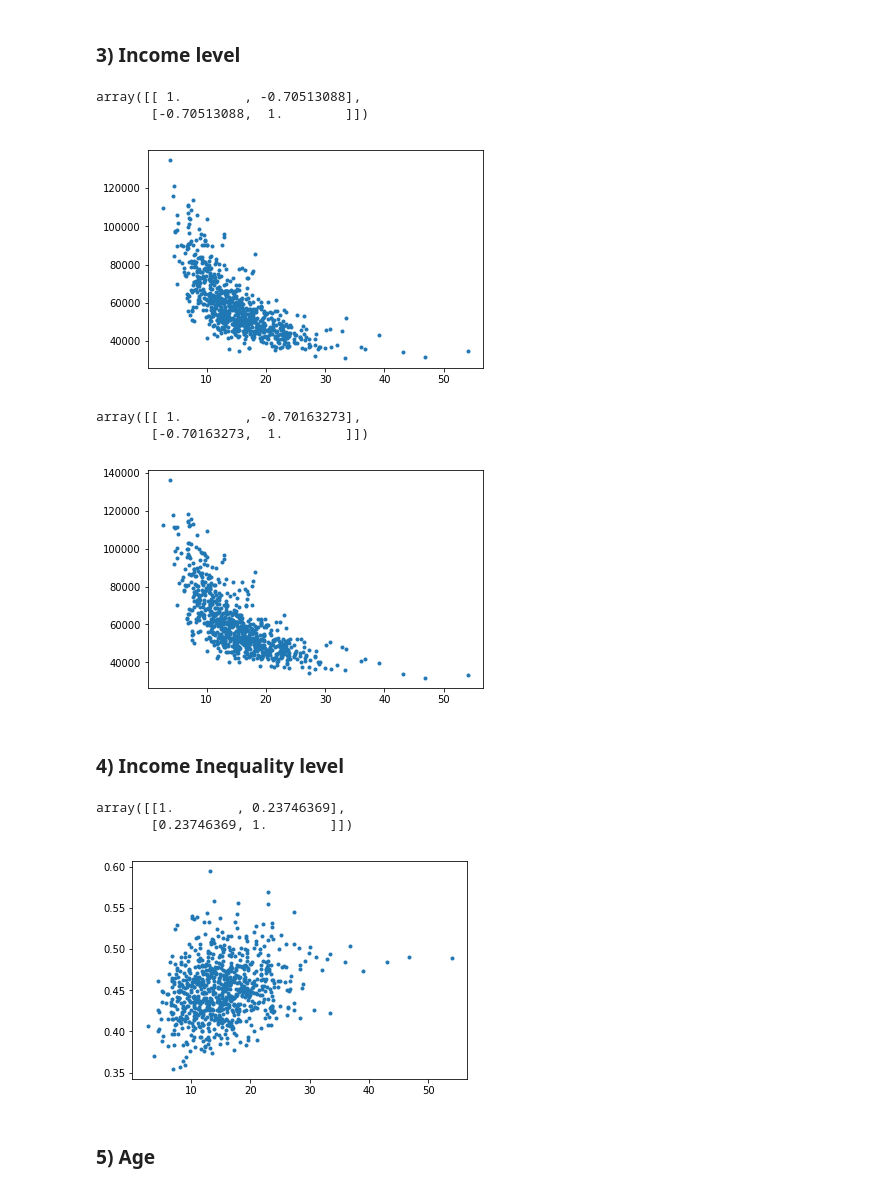
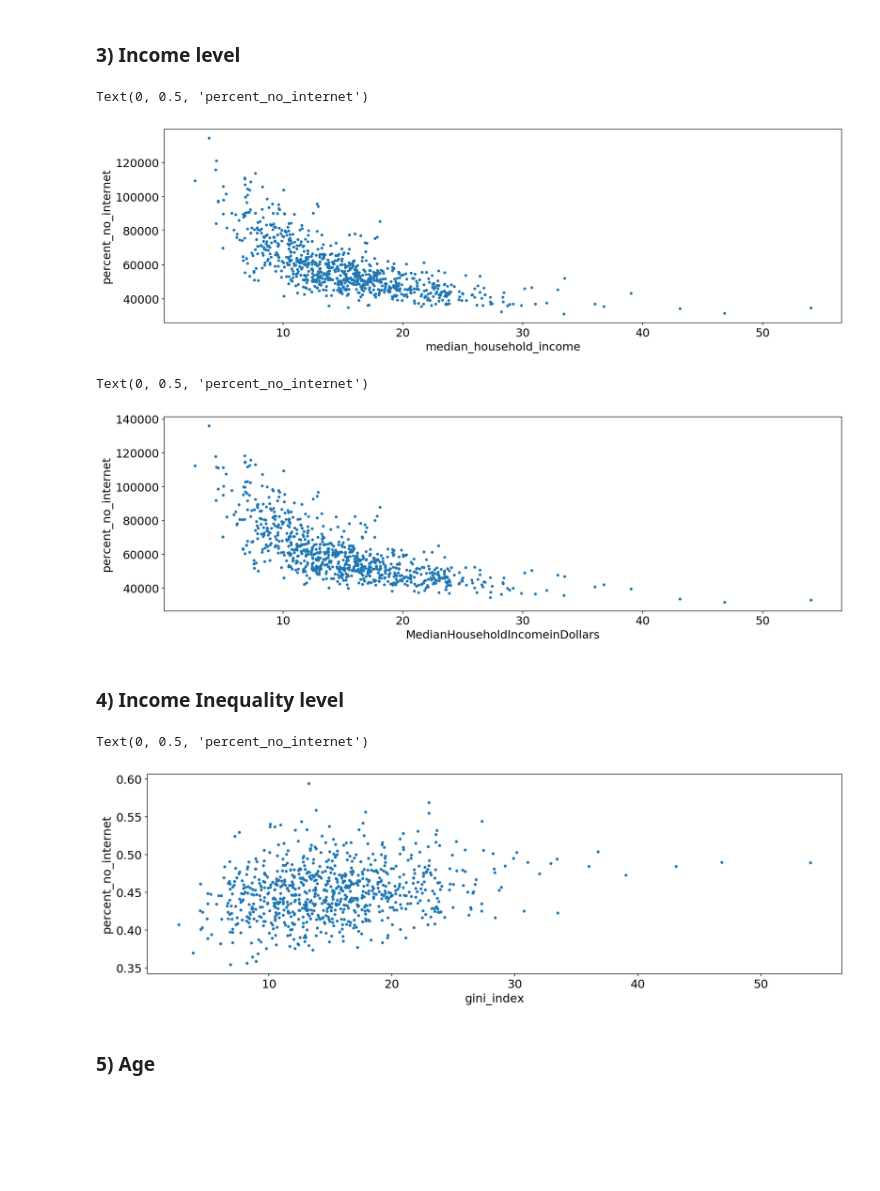
Before and after one commit to jij106/Projects, a Jupyter notebook: FinalProject.ipynb, the cells around one changed output. Drawn from its saved outputs; the diff is of its cells as text; code cells hidden in the pictures; blank space fills up the shorter version.

```diff
--- a/FinalProject.ipynb
+++ b/FinalProject.ipynb
@@ -335,26 +338,29 @@ array([[1.        , 0.72720536],
 # %%
 plt.plot(df['percent_no_internet'],df['median_household_income'],'.')
 np.corrcoef(df['percent_no_internet'], df['median_household_income'])
+plt.xlabel('median_household_income')
+plt.ylabel('percent_no_internet')
 # %% [output]
-array([[ 1.        , -0.70513088],
-       [-0.70513088,  1.        ]])
+Text(0, 0.5, 'percent_no_internet')
-[figure, old version]
+[figure, new version]
 # %%
 plt.plot(df['percent_no_internet'],df['MedianHouseholdIncomeinDollars'],'.')
 np.corrcoef(df['percent_no_internet'], df['MedianHouseholdIncomeinDollars'])
+plt.xlabel('MedianHouseholdIncomeinDollars')
+plt.ylabel('percent_no_internet')
 # %% [output]
-array([[ 1.        , -0.70163273],
-       [-0.70163273,  1.        ]])
+Text(0, 0.5, 'percent_no_internet')
-[figure, old version]
+[figure, new version]
 # %% [markdown]
 ### 4) Income Inequality level
 # %%
 plt.plot(df['percent_no_internet'],df['gini_index'],'.')
 np.corrcoef(df['percent_no_internet'], df['gini_index'])
+plt.xlabel('gini_index')
+plt.ylabel('percent_no_internet')
 # %% [output]
-array([[1.        , 0.23746369],
-       [0.23746369, 1.        ]])
+Text(0, 0.5, 'percent_no_internet')
-[figure, old version]
+[figure, new version]
 # %% [markdown]
 ### 5) Age
 # %%
```
Also changed, not shown: parts of 23 cells of this notebook.
